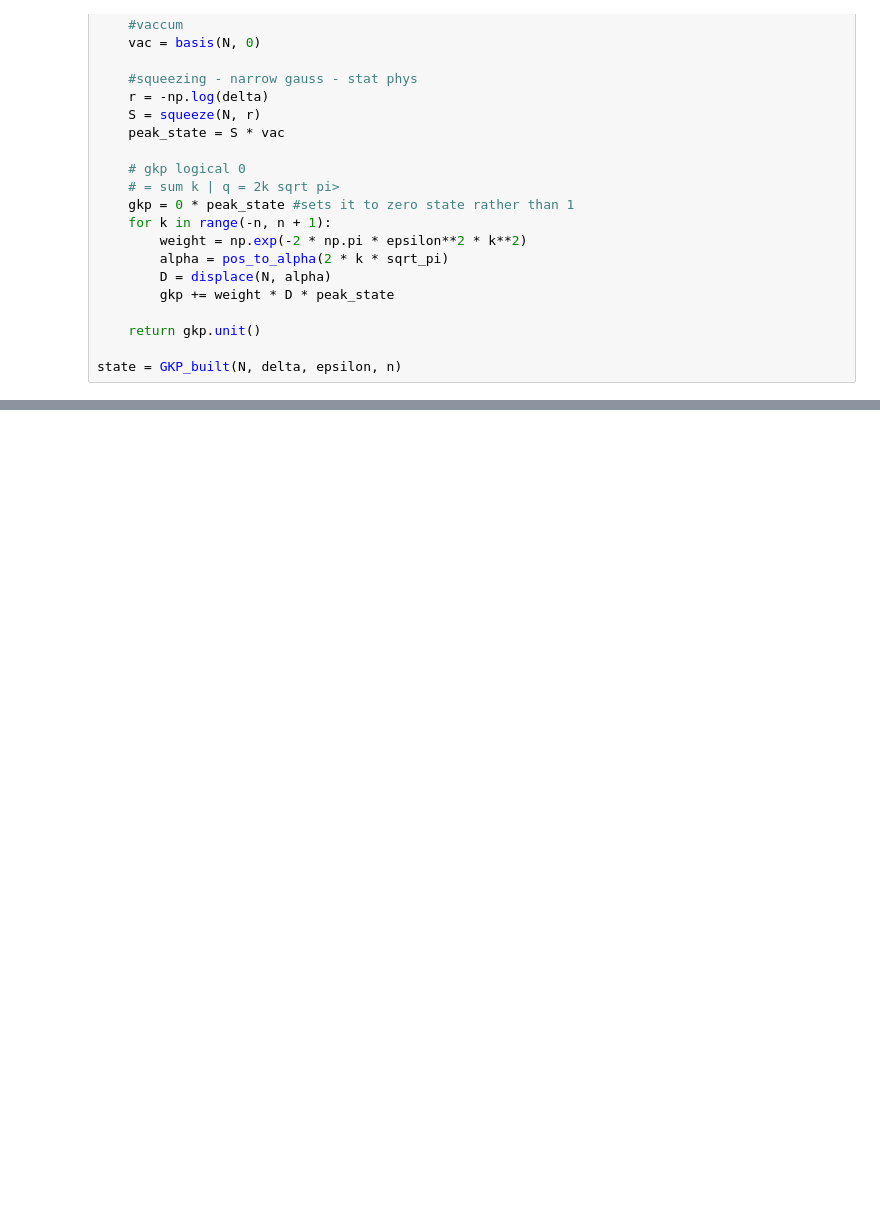
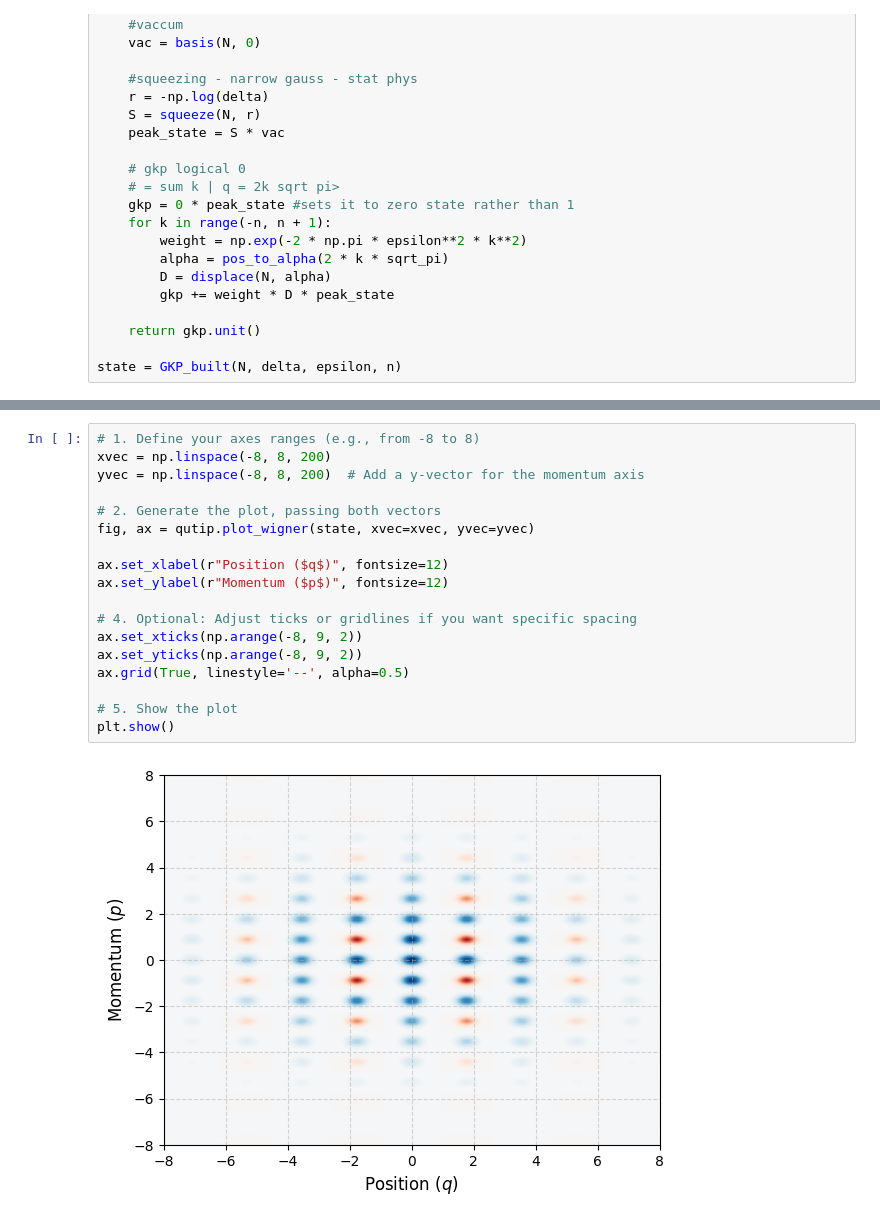
Before and after one commit to laramt04/GKP_QEC_Project_Code, a Jupyter notebook: GKP_properties.ipynb, the cells around one changed output, grey strips where cells are left out. Cells and saved outputs as stored; diff of their text form; blank space fills up the shorter version.

```diff
--- a/GKP_properties.ipynb
+++ b/GKP_properties.ipynb
@@ -62,0 +64,20 @@ print(abs(state.overlap(gkp1)))
+# %%
+# 1. Define your axes ranges (e.g., from -8 to 8)
+xvec = np.linspace(-8, 8, 200)
+yvec = np.linspace(-8, 8, 200)  # Add a y-vector for the momentum axis
+
+# 2. Generate the plot, passing both vectors
+fig, ax = qutip.plot_wigner(state, xvec=xvec, yvec=yvec)
+
+ax.set_xlabel(r"Position ($q$)", fontsize=12)
+ax.set_ylabel(r"Momentum ($p$)", fontsize=12)
+
+# 4. Optional: Adjust ticks or gridlines if you want specific spacing
+ax.set_xticks(np.arange(-8, 9, 2))
+ax.set_yticks(np.arange(-8, 9, 2))
+ax.grid(True, linestyle='--', alpha=0.5)
+
+# 5. Show the plot
+plt.show()
+# %% [output]
+[figure, added]
```
Also changed, not shown: parts of 5 cells of this notebook, 2 other files.
